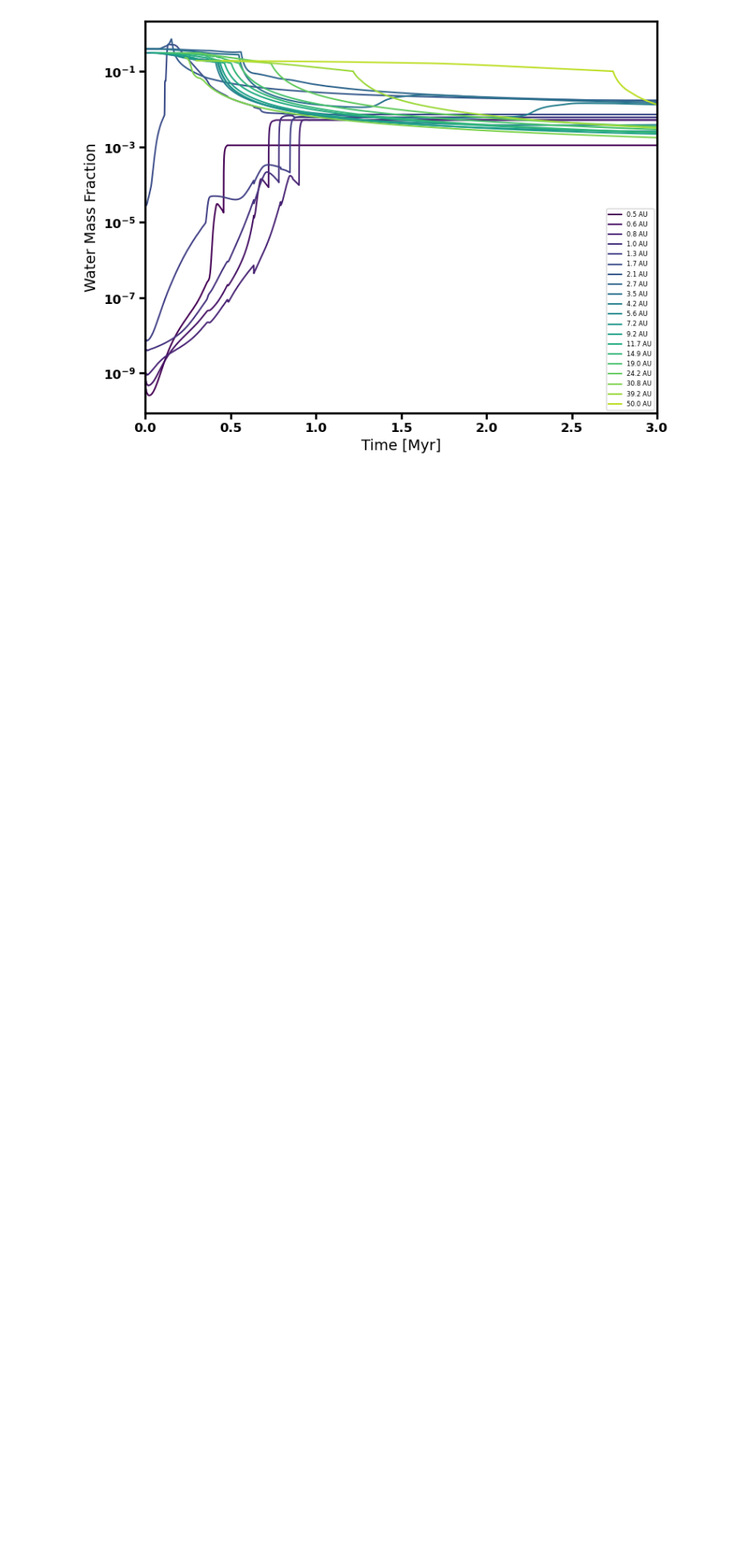
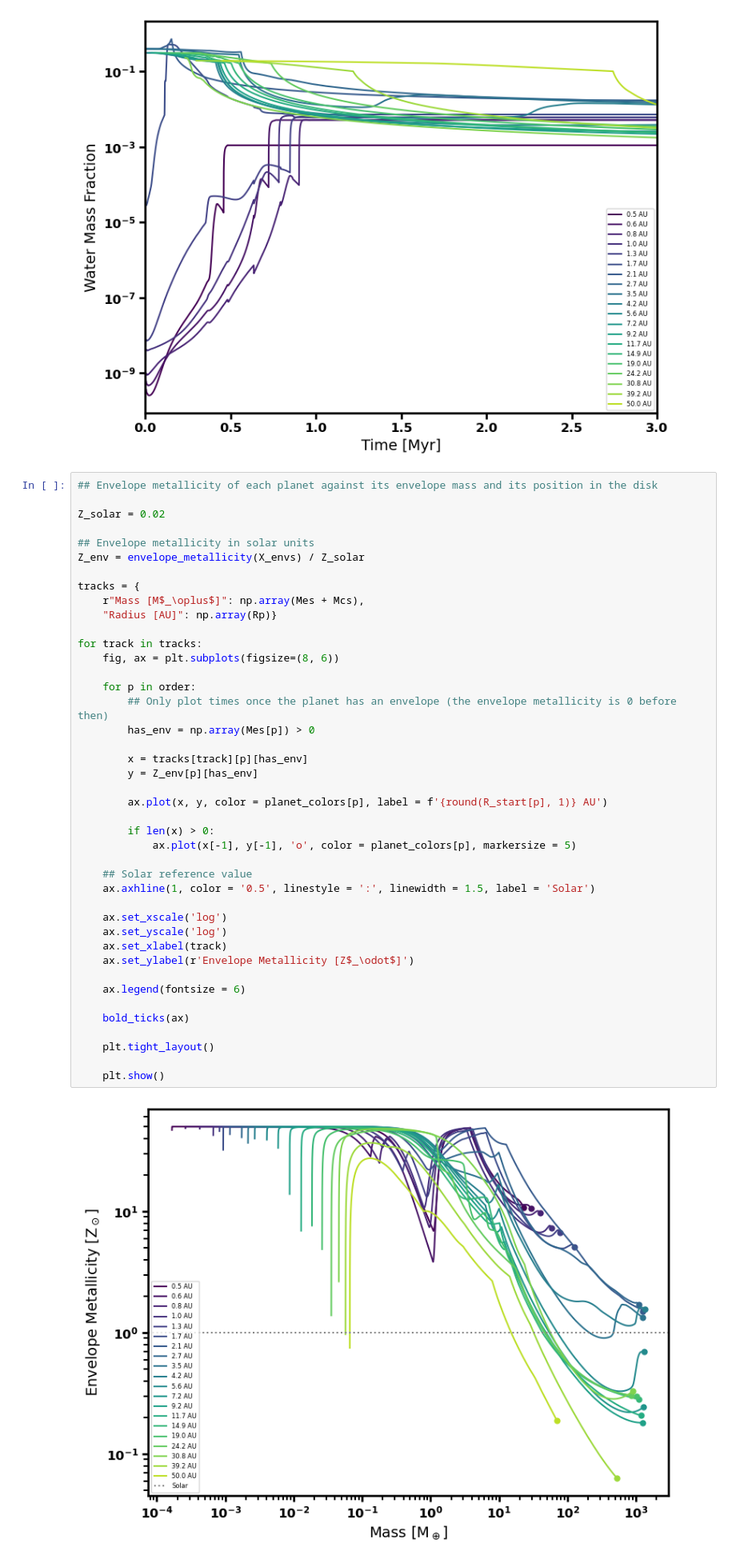
Before and after one commit to BenT1105/DiscEvolution, a Jupyter notebook: notebooks/planet_chemistry_plots.ipynb, the cells around one changed output. Shown at 80% size. Drawn from its saved outputs; the diff is of its cells as text; blank space fills up the shorter version.

Commit message:
Added metallicity plots

```diff
--- a/notebooks/planet_chemistry_plots.ipynb
+++ b/notebooks/planet_chemistry_plots.ipynb
@@ -435,3 +502,47 @@ for composition in compositions:
 [figure]
 [figure]
 [figure]
+# %%
+## Envelope metallicity of each planet against its envelope mass and its position in the disk
+
+Z_solar = 0.02
+
+## Envelope metallicity in solar units
+Z_env = envelope_metallicity(X_envs) / Z_solar
+
+tracks = {
+    r"Mass [M$_\oplus$]": np.array(Mes + Mcs),
+    "Radius [AU]": np.array(Rp)}
+
+for track in tracks:
+    fig, ax = plt.subplots(figsize=(8, 6))
+
+    for p in order:
+        ## Only plot times once the planet has an envelope (the envelope metallicity is 0 before then)
+        has_env = np.array(Mes[p]) > 0
+
+        x = tracks[track][p][has_env]
+        y = Z_env[p][has_env]
+
+        ax.plot(x, y, color = planet_colors[p], label = f'{round(R_start[p], 1)} AU')
+
+        if len(x) > 0:
+            ax.plot(x[-1], y[-1], 'o', color = planet_colors[p], markersize = 5)
+
+    ## Solar reference value
+    ax.axhline(1, color = '0.5', linestyle = ':', linewidth = 1.5, label = 'Solar')
+
+    ax.set_xscale('log')
+    ax.set_yscale('log')
+    ax.set_xlabel(track)
+    ax.set_ylabel(r'Envelope Metallicity [Z$_\odot$]')
+
+    ax.legend(fontsize = 6)
+
+    bold_ticks(ax)
+
+    plt.tight_layout()
+
+    plt.show()
+# %% [output]
+[figure, added]
```
Also changed, not shown: parts of 2 cells of this notebook.
